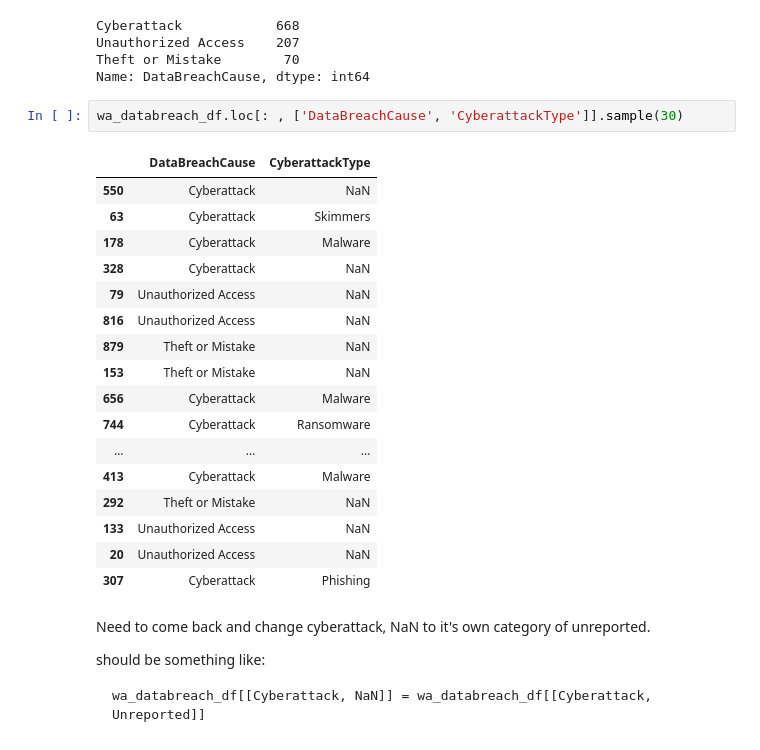
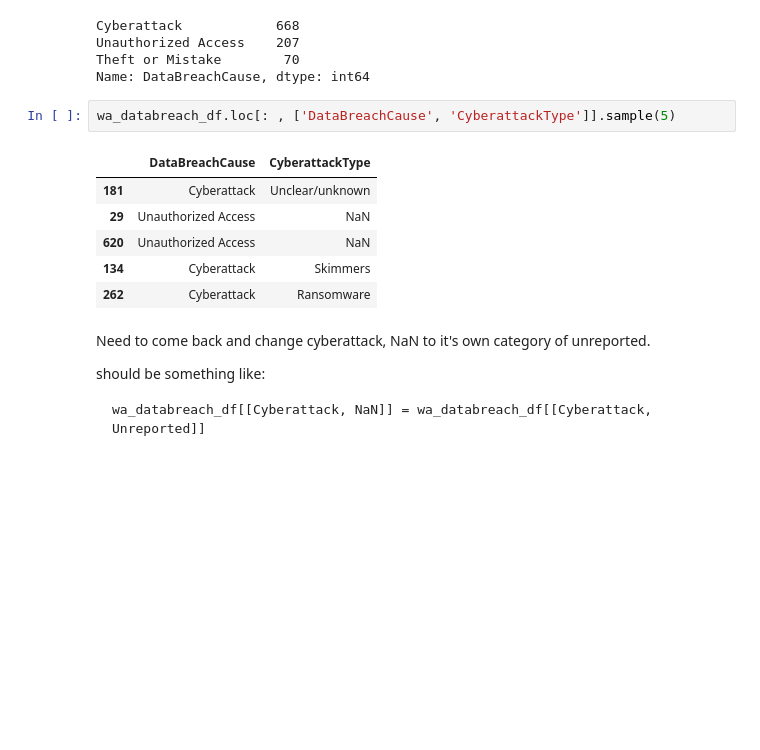
Before and after one commit to IsaacDaHanes/Washington_State_Databreach_Assessment, a Jupyter notebook: notebooks/wastate_databreaches_eda.ipynb, the cells around one changed output. Saved outputs shown, nothing was run; the diff lists cells and outputs as text; blank space fills up the shorter version.

```diff
--- a/notebooks/wastate_databreaches_eda.ipynb
+++ b/notebooks/wastate_databreaches_eda.ipynb
@@ -79,25 +83,14 @@ Unauthorized Access    207
 Theft or Mistake        70
 Name: DataBreachCause, dtype: int64
 # %%
-wa_databreach_df.loc[: , ['DataBreachCause', 'CyberattackType']].sample(30)
+wa_databreach_df.loc[: , ['DataBreachCause', 'CyberattackType']].sample(5)
 # %% [output]
 |  | DataBreachCause | CyberattackType |
-| 550 | Cyberattack | NaN |
-| 63 | Cyberattack | Skimmers |
-| 178 | Cyberattack | Malware |
-| 328 | Cyberattack | NaN |
-| 79 | Unauthorized Access | NaN |
-| 816 | Unauthorized Access | NaN |
-| 879 | Theft or Mistake | NaN |
-| 153 | Theft or Mistake | NaN |
-| 656 | Cyberattack | Malware |
-| 744 | Cyberattack | Ransomware |
-| ... | ... | ... |
-| 413 | Cyberattack | Malware |
-| 292 | Theft or Mistake | NaN |
-| 133 | Unauthorized Access | NaN |
-| 20 | Unauthorized Access | NaN |
-| 307 | Cyberattack | Phishing |
+| 181 | Cyberattack | Unclear/unknown |
+| 29 | Unauthorized Access | NaN |
+| 620 | Unauthorized Access | NaN |
+| 134 | Cyberattack | Skimmers |
+| 262 | Cyberattack | Ransomware |
 # %% [markdown]
 Need to come back and change cyberattack, NaN to it's own category of unreported.
 
```
Also changed, not shown: parts of 16 cells of this notebook, 3 other files.
